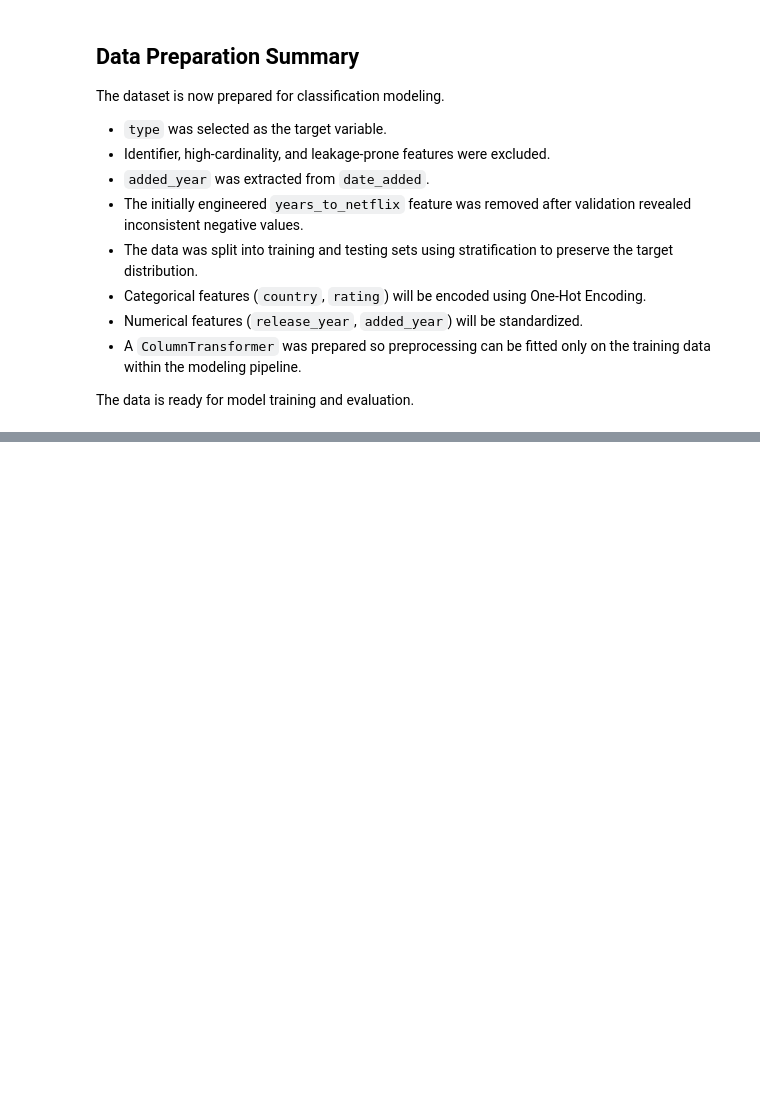
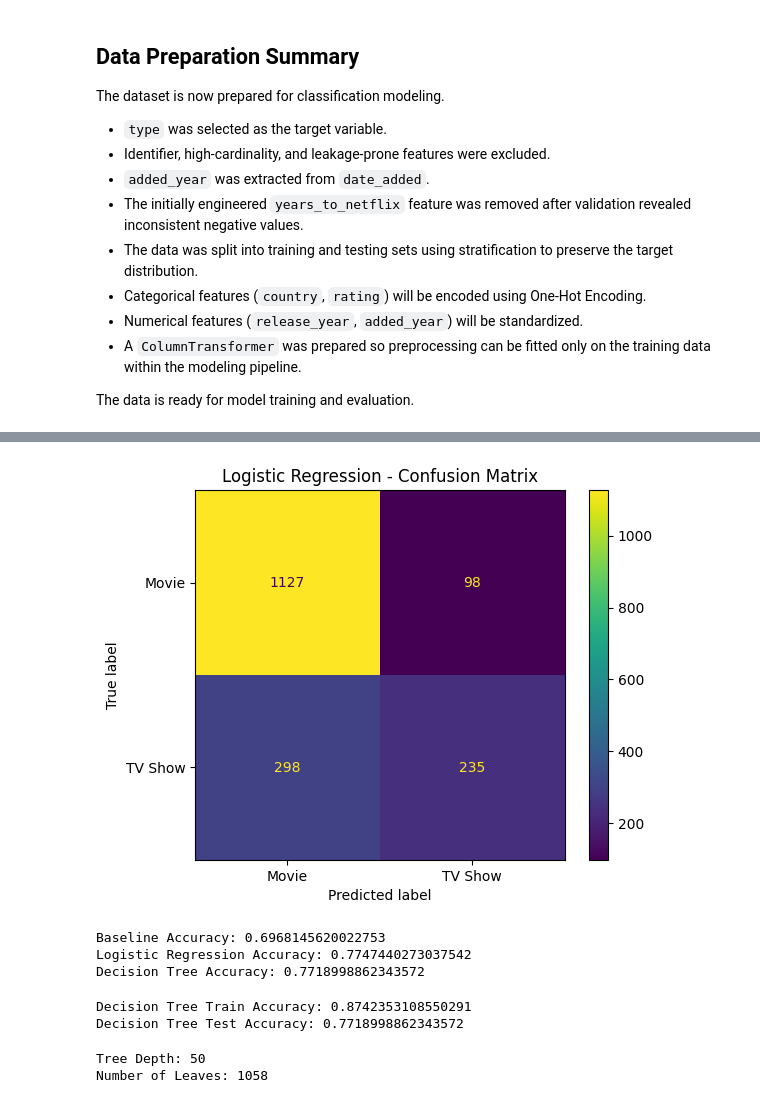
Before and after one commit to ahmedmamdouh111/Netflix-data-science-internship, a Jupyter notebook: Netflix_Data_Science_Internship.ipynb, the cells around one changed output, grey strips where cells are left out. Saved outputs shown, nothing was run; the diff lists cells and outputs as text; code cells hidden in the pictures; blank space fills up the shorter version.

Commit message:
Complete Task 5 classification modeling and evaluation

```diff
--- a/Netflix_Data_Science_Internship.ipynb
+++ b/Netflix_Data_Science_Internship.ipynb
@@ -1944,3 +1950,9 @@ The dataset is now prepared for classification modeling.
 - A `ColumnTransformer` was prepared so preprocessing can be fitted only on the training data within the modeling pipeline.
 
 The data is ready for model training and evaluation.
+# %%
+baseline_model = DummyClassifier(strategy='most_frequent')
+baseline_model.fit(X_train, y_train)
+baseline_pred = baseline_model.predict(X_test)
+baseline_accuracy = accuracy_score(y_test, baseline_pred)
+print("Baseline Accuracy:", baseline_accuracy)
@@ -1946,0 +1961,7 @@ The data is ready for model training and evaluation.
+# %%
+logistic_pipeline = Pipeline(steps=[
+    ('preprocessor', preprocessor),
+    ('classifier', LogisticRegression(max_iter=1000))
+])
+# %%
+logistic_pipeline.fit(X_train, y_train)
@@ -1946,0 +1977,2 @@ The data is ready for model training and evaluation.
+# %%
+logistic_pred = logistic_pipeline.predict(X_test)
@@ -1946,0 +2009,8 @@ The data is ready for model training and evaluation.
+# %%
+cm = confusion_matrix(y_test, logistic_pred)
+disp = ConfusionMatrixDisplay(confusion_matrix=cm,display_labels=logistic_pipeline.classes_)
+disp.plot()
+plt.title("Logistic Regression - Confusion Matrix")
+plt.show()
+# %% [output]
+[figure, added]
@@ -1946,0 +2024,27 @@ The data is ready for model training and evaluation.
+# %%
+tree_accuracy = accuracy_score(y_test, tree_pred)
+
+print("Baseline Accuracy:", baseline_accuracy)
+print("Logistic Regression Accuracy:", logistic_accuracy)
+print("Decision Tree Accuracy:", tree_accuracy)
+# %% [output]
+Baseline Accuracy: 0.6968145620022753
+Logistic Regression Accuracy: 0.7747440273037542
+Decision Tree Accuracy: 0.7718998862343572
+# %%
+tree_train_pred = tree_pipeline.predict(X_train)
+tree_train_accuracy = accuracy_score(y_train, tree_train_pred)
+
+print("Decision Tree Train Accuracy:", tree_train_accuracy)
+print("Decision Tree Test Accuracy:", tree_accuracy)
+# %% [output]
+Decision Tree Train Accuracy: 0.8742353108550291
+Decision Tree Test Accuracy: 0.7718998862343572
+# %%
+tree_model = tree_pipeline.named_steps['classifier']
+
+print("Tree Depth:", tree_model.get_depth())
+print("Number of Leaves:", tree_model.get_n_leaves())
+# %% [output]
+Tree Depth: 50
+Number of Leaves: 1058
```
Also changed, not shown: parts of 29 cells of this notebook.
